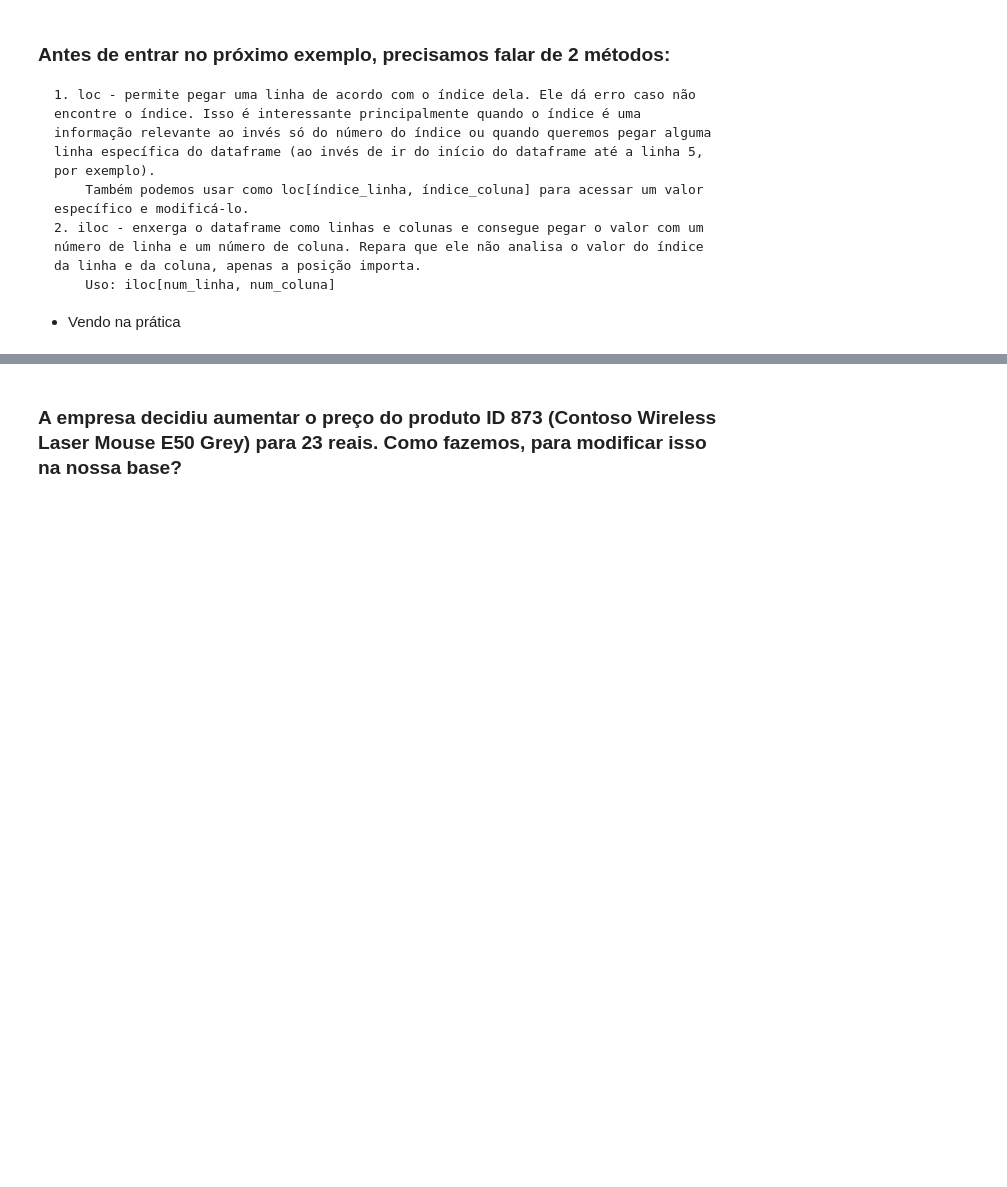
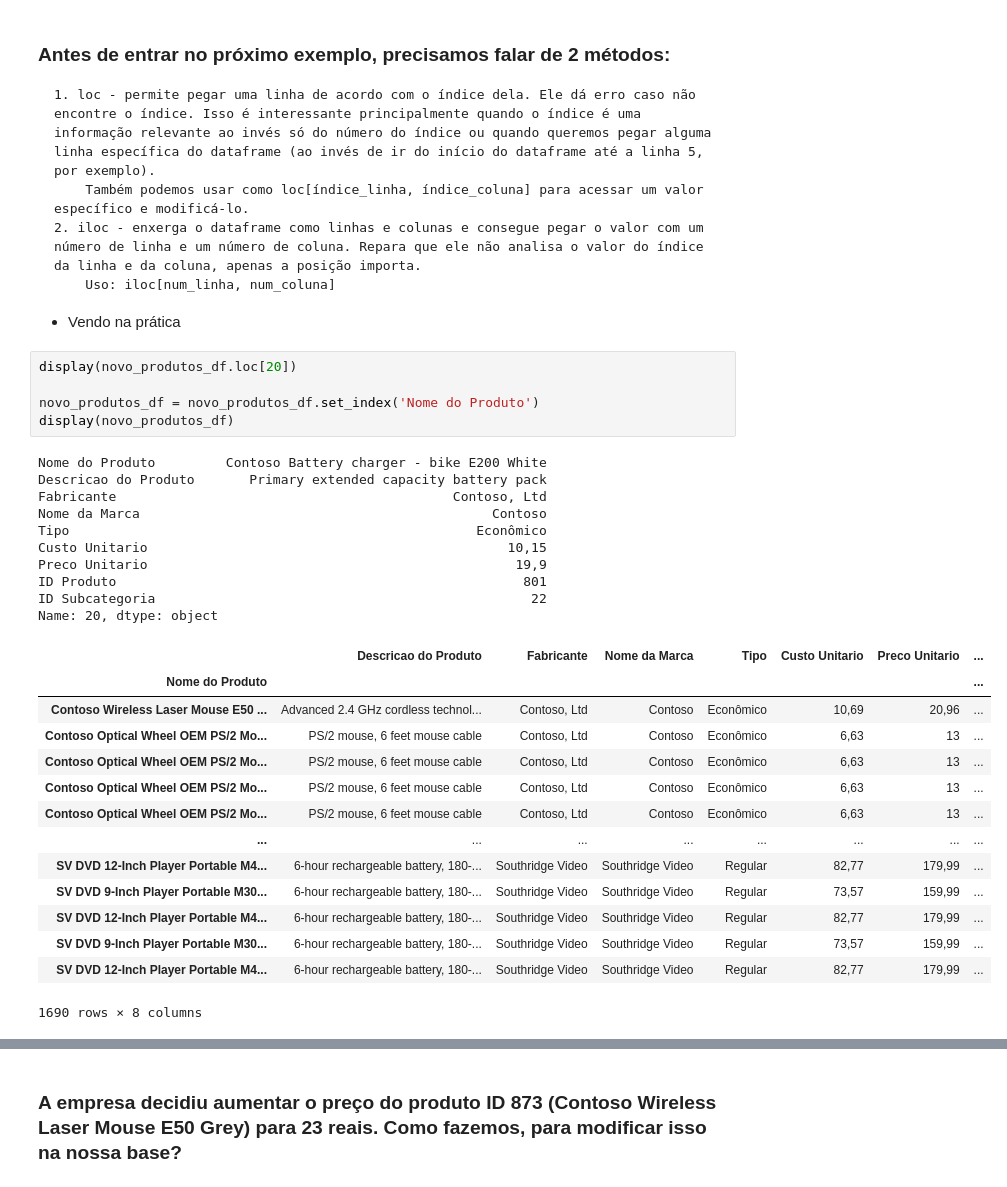
Before and after one commit to mageeus/python, a Jupyter notebook: jupyter/36 - Pandas 07.ipynb, the cells around one changed output, grey strips where cells are left out. Drawn from its saved outputs; the diff is of its cells as text; blank space fills up the shorter version.

```diff
--- a/jupyter/36 - Pandas 07.ipynb
+++ b/jupyter/36 - Pandas 07.ipynb
@@ -57,6 +88,36 @@ display(novo_produtos_df.head())
         Uso: iloc[num_linha, num_coluna]
 
 - Vendo na prática
+# %%
+display(novo_produtos_df.loc[20])
+
+novo_produtos_df = novo_produtos_df.set_index('Nome do Produto')
+display(novo_produtos_df)
+# %% [output]
+Nome do Produto         Contoso Battery charger - bike E200 White
+Descricao do Produto       Primary extended capacity battery pack
+Fabricante                                           Contoso, Ltd
+Nome da Marca                                             Contoso
+Tipo                                                    Econômico
+Custo Unitario                                              10,15
+Preco Unitario                                               19,9
+ID Produto                                                    801
+ID Subcategoria                                                22
+Name: 20, dtype: object
+|  | Descricao do Produto | Fabricante | Nome da Marca | Tipo | Custo Unitario | Preco Unitario | ... |
+| Nome do Produto |  |  |  |  |  |  | ... |
+| Contoso Wireless Laser Mouse E50 ... | Advanced 2.4 GHz cordless technol... | Contoso, Ltd | Contoso | Econômico | 10,69 | 20,96 | ... |
+| Contoso Optical Wheel OEM PS/2 Mo... | PS/2 mouse, 6 feet mouse cable | Contoso, Ltd | Contoso | Econômico | 6,63 | 13 | ... |
+| Contoso Optical Wheel OEM PS/2 Mo... | PS/2 mouse, 6 feet mouse cable | Contoso, Ltd | Contoso | Econômico | 6,63 | 13 | ... |
+| Contoso Optical Wheel OEM PS/2 Mo... | PS/2 mouse, 6 feet mouse cable | Contoso, Ltd | Contoso | Econômico | 6,63 | 13 | ... |
+| Contoso Optical Wheel OEM PS/2 Mo... | PS/2 mouse, 6 feet mouse cable | Contoso, Ltd | Contoso | Econômico | 6,63 | 13 | ... |
+| ... | ... | ... | ... | ... | ... | ... | ... |
+| SV DVD 12-Inch Player Portable M4... | 6-hour rechargeable battery, 180-... | Southridge Video | Southridge Video | Regular | 82,77 | 179,99 | ... |
+| SV DVD 9-Inch Player Portable M30... | 6-hour rechargeable battery, 180-... | Southridge Video | Southridge Video | Regular | 73,57 | 159,99 | ... |
+| SV DVD 12-Inch Player Portable M4... | 6-hour rechargeable battery, 180-... | Southridge Video | Southridge Video | Regular | 82,77 | 179,99 | ... |
+| SV DVD 9-Inch Player Portable M30... | 6-hour rechargeable battery, 180-... | Southridge Video | Southridge Video | Regular | 73,57 | 159,99 | ... |
+| SV DVD 12-Inch Player Portable M4... | 6-hour rechargeable battery, 180-... | Southridge Video | Southridge Video | Regular | 82,77 | 179,99 | ... |
+1690 rows × 8 columns
 # %%
 #vamos pegar o preço produto Contoso Optical Wheel OEM PS/2 Mouse E60 Black
 #por loc
```
Also changed, not shown: parts of 3 cells of this notebook, 2 other files.
